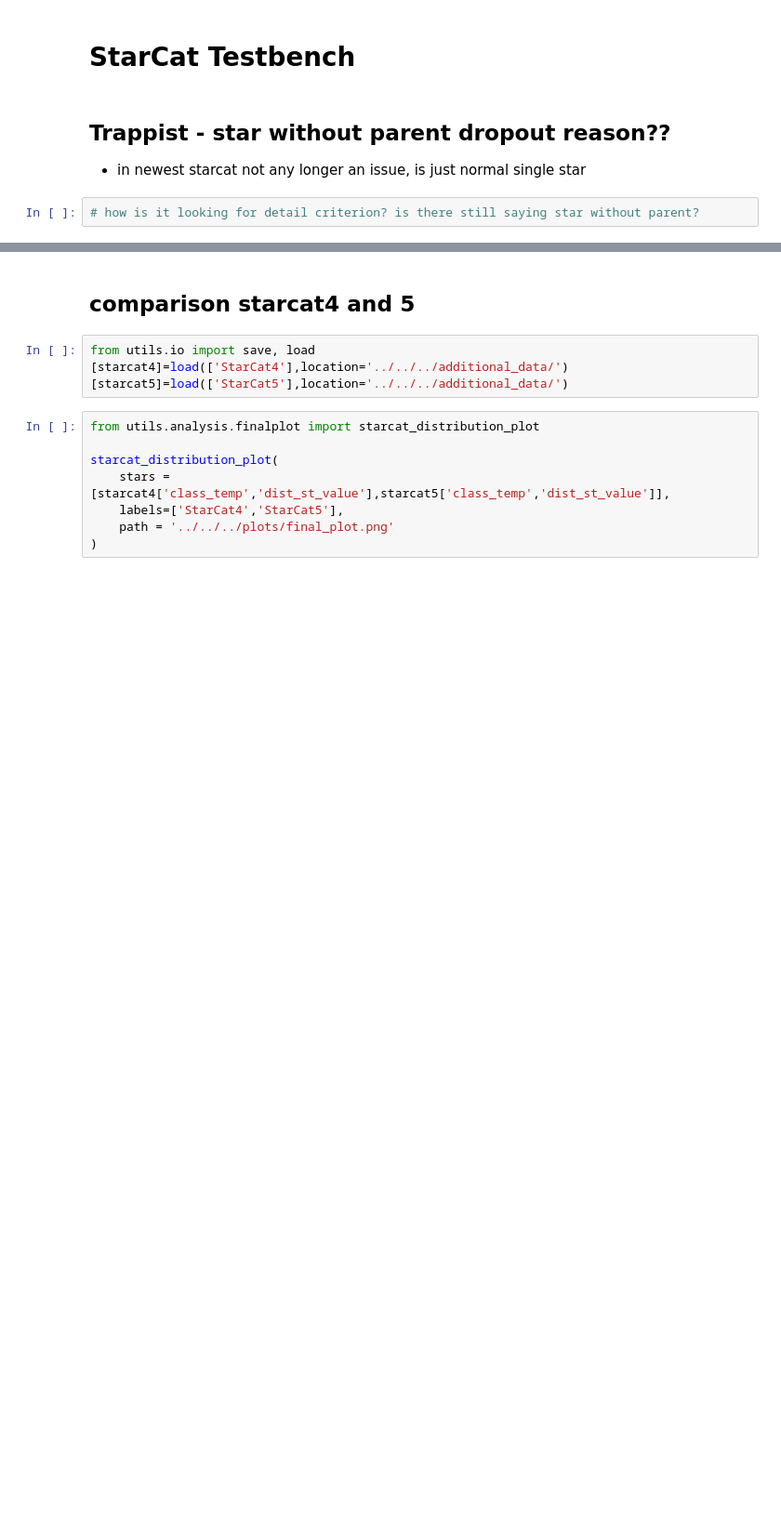
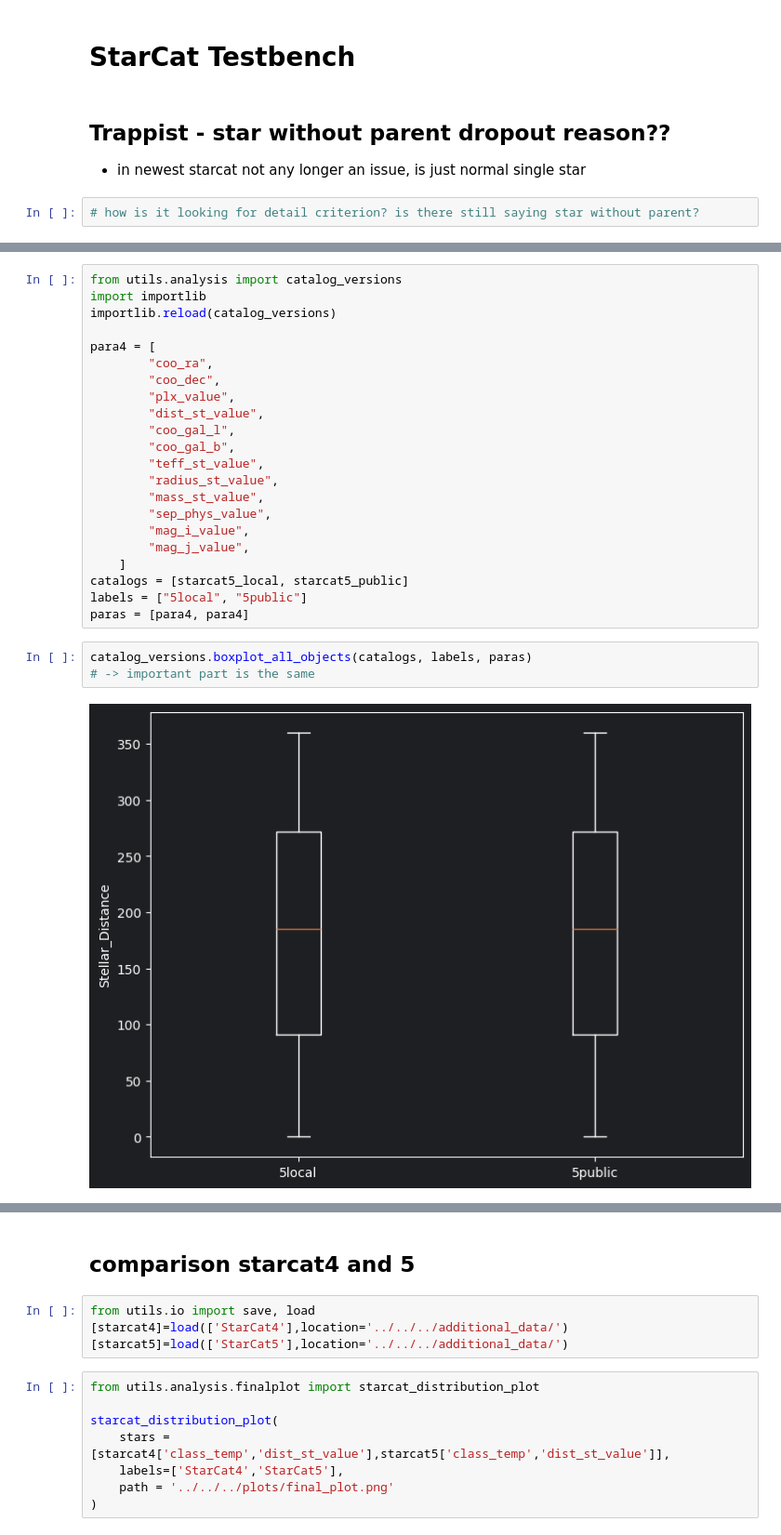
Before and after one commit to fmenti/life_td, a Jupyter notebook: data_generation/life_td_data_generation/catalog/StarCat_testbench.ipynb, the cells around one changed output, grey strips where cells are left out. Shown at 93% size. Drawn from its saved outputs; the diff is of its cells as text; blank space fills up the shorter version.

Commit message:
updated code to make it easier to compare different catalog versions

```diff
--- a/data_generation/life_td_data_generation/catalog/StarCat_testbench.ipynb
+++ b/data_generation/life_td_data_generation/catalog/StarCat_testbench.ipynb
@@ -7,0 +68,27 @@
+# %%
+from utils.analysis import catalog_versions
+import importlib
+importlib.reload(catalog_versions)
+
+para4 = [
+        "coo_ra",
+        "coo_dec",
+        "plx_value",
+        "dist_st_value",
+        "coo_gal_l",
+        "coo_gal_b",
+        "teff_st_value",
+        "radius_st_value",
+        "mass_st_value",
+        "sep_phys_value",
+        "mag_i_value",
+        "mag_j_value",
+    ]
+catalogs = [starcat5_local, starcat5_public]
+labels = ["5local", "5public"]
+paras = [para4, para4]
+# %%
+catalog_versions.boxplot_all_objects(catalogs, labels, paras)
+# -> important part is the same
+# %% [output]
+[figure, added]
```
Also changed, not shown: parts of 9 cells of this notebook, 2 other files.
